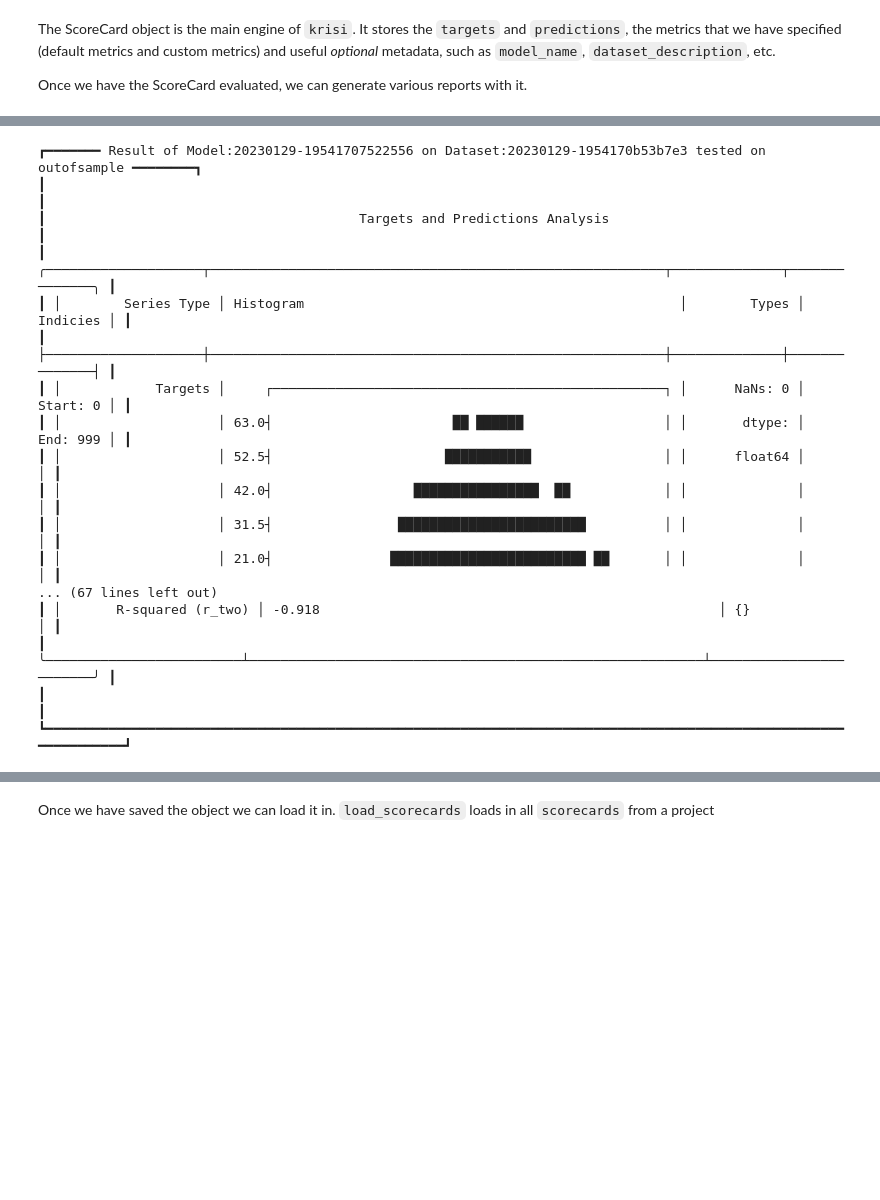
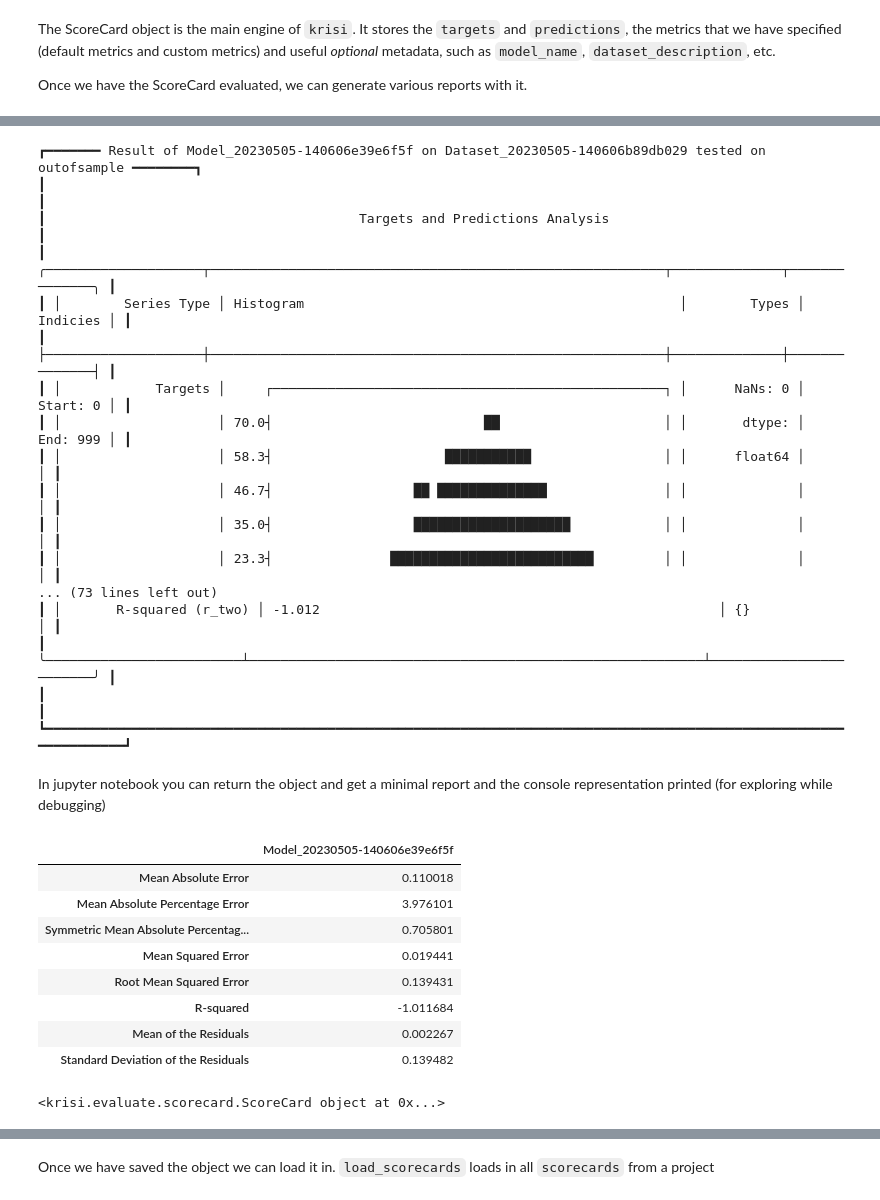
Before and after one commit to dream-faster/krisi, a Jupyter notebook: docs/walkthroughs/a_full_rundown_notebook.ipynb, the cells around one changed output, grey strips where cells are left out. Saved outputs shown, nothing was run; the diff lists cells and outputs as text; code cells hidden in the pictures; blank space fills up the shorter version.

Commit message:
fix: Path issues and rerun notebook.

```diff
--- a/docs/walkthroughs/a_full_rundown_notebook.ipynb
+++ b/docs/walkthroughs/a_full_rundown_notebook.ipynb
@@ -26,7 +26,7 @@ predictions=np.random.normal(0, 0.1, 1000) # Artifical predictions
 
 `score` simply wraps `ScoreCard` initalization and `ScoreCard.evaluate()` .
 # %%
-scorecard = score(y=y, predictions=predictions)
+scorecard = score(y, predictions)
 # %% [markdown]
 The ScoreCard object is the main engine of `krisi`. It stores the `targets` and `predictions`, the metrics that we have specified (default metrics and custom metrics) and useful *optional* metadata, such as `model_name`, `dataset_description`, etc.
 
@@ -46,20 +48,35 @@ scorecard.print('minimal')
 ''' Printing a more detailed result by passing in `extended` (this is the default) '''
 scorecard.print('extended')
 # %% [output]
-┏━━━━━━━ Result of Model:20230129-19541707522556 on Dataset:20230129-1954170b53b7e3 tested on outofsample ━━━━━━━━┓
+┏━━━━━━━ Result of Model_20230505-140606e39e6f5f on Dataset_20230505-140606b89db029 tested on outofsample ━━━━━━━━┓
 ┃                                                                                                                 ┃
 ┃                                        Targets and Predictions Analysis                                         ┃
 ┃ ╭────────────────────┬──────────────────────────────────────────────────────────┬──────────────┬──────────────╮ ┃
 ┃ │        Series Type │ Histogram                                                │        Types │     Indicies │ ┃
 ┃ ├────────────────────┼──────────────────────────────────────────────────────────┼──────────────┼──────────────┤ ┃
 ┃ │            Targets │     ┌──────────────────────────────────────────────────┐ │      NaNs: 0 │     Start: 0 │ ┃
-┃ │                    │ 63.0┤                       ██ ██████                  │ │       dtype: │     End: 999 │ ┃
-┃ │                    │ 52.5┤                      ███████████                 │ │      float64 │              │ ┃
-┃ │                    │ 42.0┤                  ████████████████  ██            │ │              │              │ ┃
-┃ │                    │ 31.5┤                ████████████████████████          │ │              │              │ ┃
-┃ │                    │ 21.0┤               █████████████████████████ ██       │ │              │              │ ┃
-... (67 lines left out)
-┃ │       R-squared (r_two) │ -0.918                                                   │ {}                     │ ┃
+┃ │                    │ 70.0┤                           ██                     │ │       dtype: │     End: 999 │ ┃
+┃ │                    │ 58.3┤                      ███████████                 │ │      float64 │              │ ┃
+┃ │                    │ 46.7┤                  ██ ██████████████               │ │              │              │ ┃
+┃ │                    │ 35.0┤                  ████████████████████            │ │              │              │ ┃
+┃ │                    │ 23.3┤               ██████████████████████████         │ │              │              │ ┃
+... (73 lines left out)
+┃ │       R-squared (r_two) │ -1.012                                                   │ {}                     │ ┃
 ┃ ╰─────────────────────────┴──────────────────────────────────────────────────────────┴────────────────────────╯ ┃
 ┃                                                                                                                 ┃
 ┗━━━━━━━━━━━━━━━━━━━━━━━━━━━━━━━━━━━━━━━━━━━━━━━━━━━━━━━━━━━━━━━━━━━━━━━━━━━━━━━━━━━━━━━━━━━━━━━━━━━━━━━━━━━━━━━━━┛
+# %% [markdown]
+In jupyter notebook you can return the object and get a minimal report and the console representation printed (for exploring while debugging)
+# %%
+scorecard
+# %% [output]
+|  | Model_20230505-140606e39e6f5f |
+| Mean Absolute Error | 0.110018 |
+| Mean Absolute Percentage Error | 3.976101 |
+| Symmetric Mean Absolute Percentag... | 0.705801 |
+| Mean Squared Error | 0.019441 |
+| Root Mean Squared Error | 0.139431 |
+| R-squared | -1.011684 |
+| Mean of the Residuals | 0.002267 |
+| Standard Deviation of the Residuals | 0.139482 |
+<krisi.evaluate.scorecard.ScoreCard object at 0x...>
```
Also changed, not shown: parts of 14 cells of this notebook, 3 other files.
